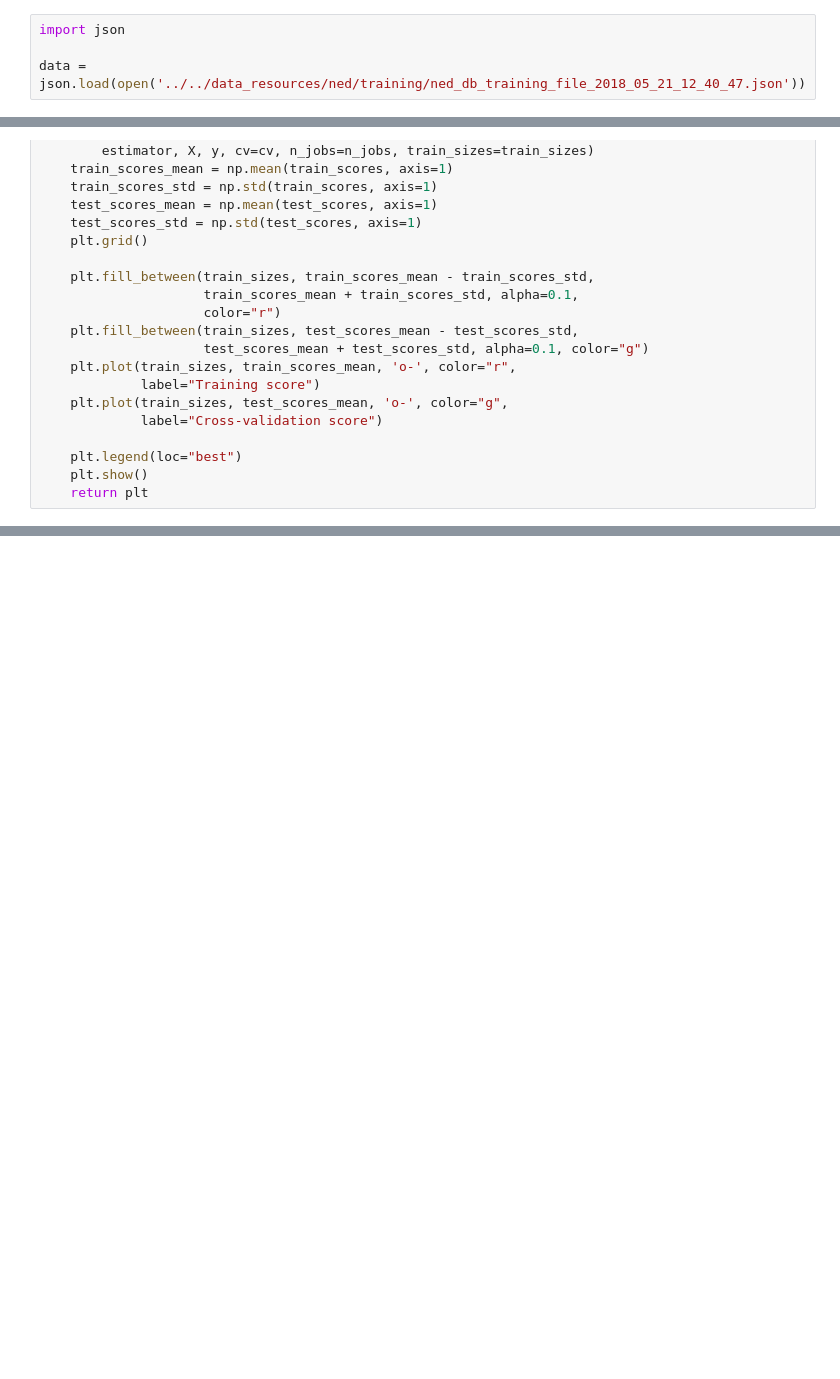
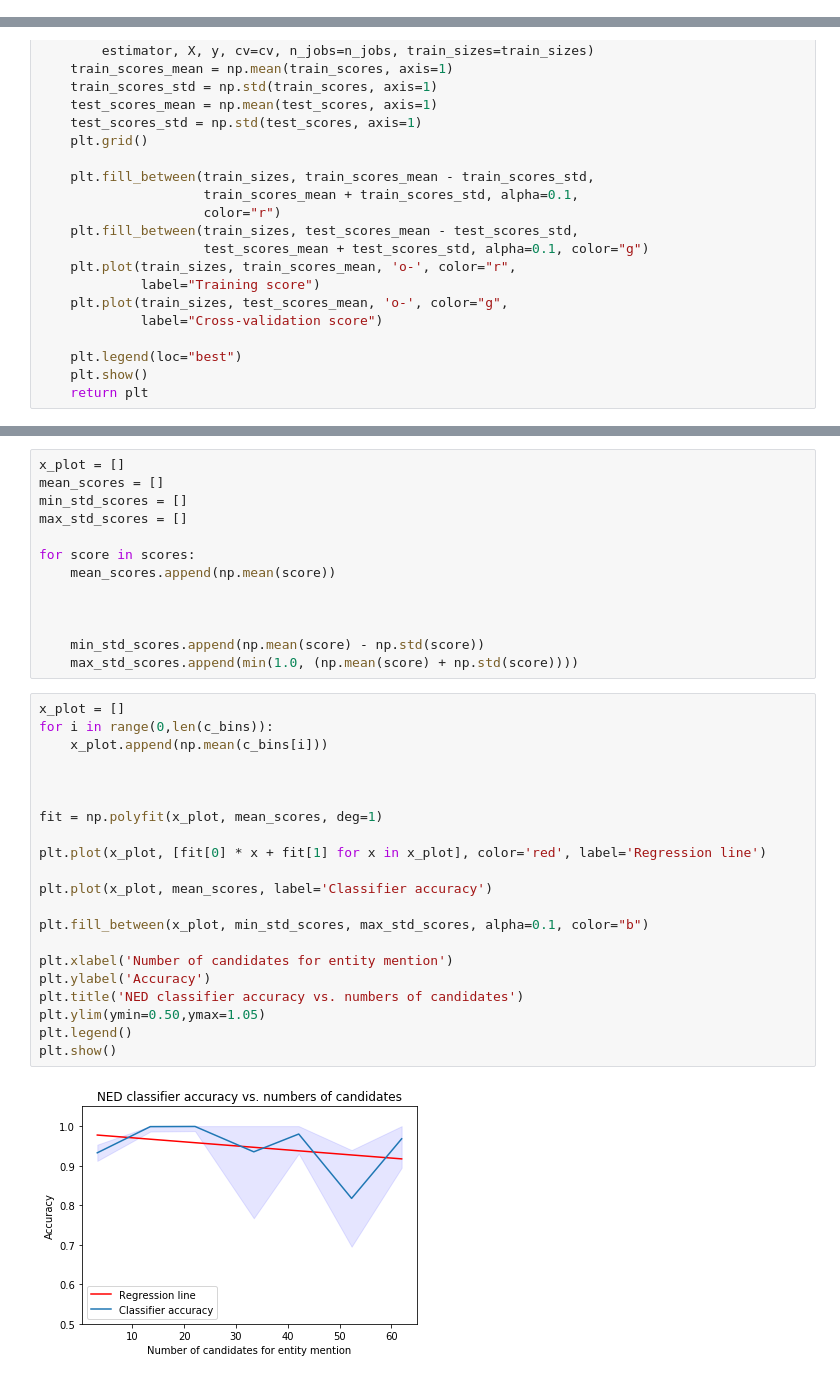
Before and after one commit to Joostrothweiler/politags, a Jupyter notebook: notebooks/experiments/NED Stress test.ipynb, the cells around one changed output, grey strips where cells are left out. Cells and saved outputs as stored; diff of their text form; blank space fills up the shorter version.

```diff
--- a/notebooks/experiments/NED Stress test.ipynb
+++ b/notebooks/experiments/NED Stress test.ipynb
@@ -1,4 +0,0 @@
-# %%
-import json
-
-data = json.load(open('../../data_resources/ned/training/ned_db_training_file_2018_05_21_12_40_47.json'))
@@ -219,0 +308,36 @@ for i in range(0,len(X_test_bins)):
+# %%
+x_plot = []
+mean_scores = []
+min_std_scores = []
+max_std_scores = []
+
+for score in scores:
+    mean_scores.append(np.mean(score))
+
+
+
+    min_std_scores.append(np.mean(score) - np.std(score))
+    max_std_scores.append(min(1.0, (np.mean(score) + np.std(score))))
+# %%
+x_plot = []
+for i in range(0,len(c_bins)):
+    x_plot.append(np.mean(c_bins[i]))
+
+
+
+fit = np.polyfit(x_plot, mean_scores, deg=1)
+
+plt.plot(x_plot, [fit[0] * x + fit[1] for x in x_plot], color='red', label='Regression line')
+
+plt.plot(x_plot, mean_scores, label='Classifier accuracy')
+
+plt.fill_between(x_plot, min_std_scores, max_std_scores, alpha=0.1, color="b")
+
+plt.xlabel('Number of candidates for entity mention')
+plt.ylabel('Accuracy')
+plt.title('NED classifier accuracy vs. numbers of candidates')
+plt.ylim(ymin=0.50,ymax=1.05)
+plt.legend()
+plt.show()
+# %% [output]
+[figure, added]
```
Also changed, not shown: parts of 7 cells of this notebook, 3 other files.
